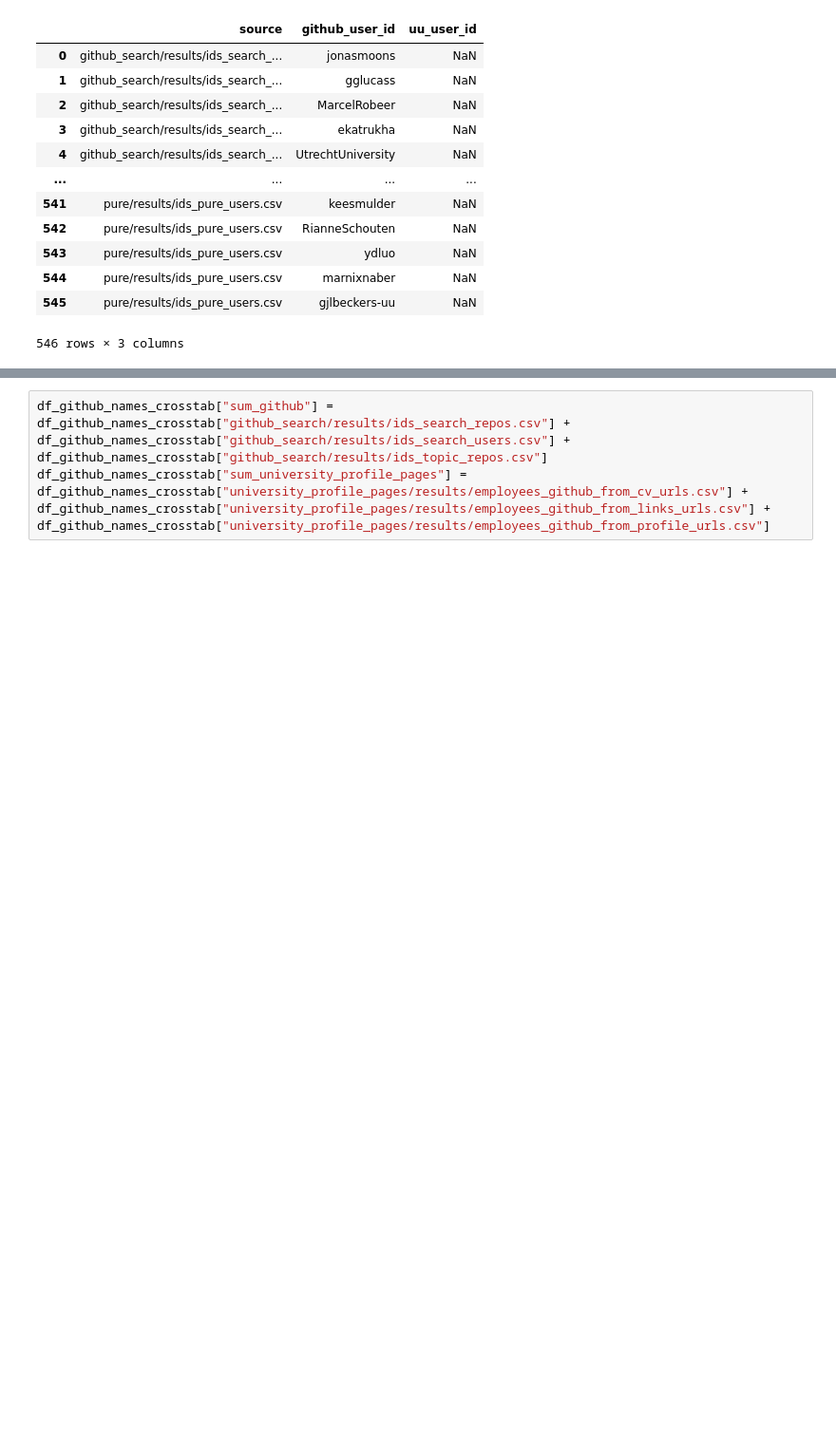
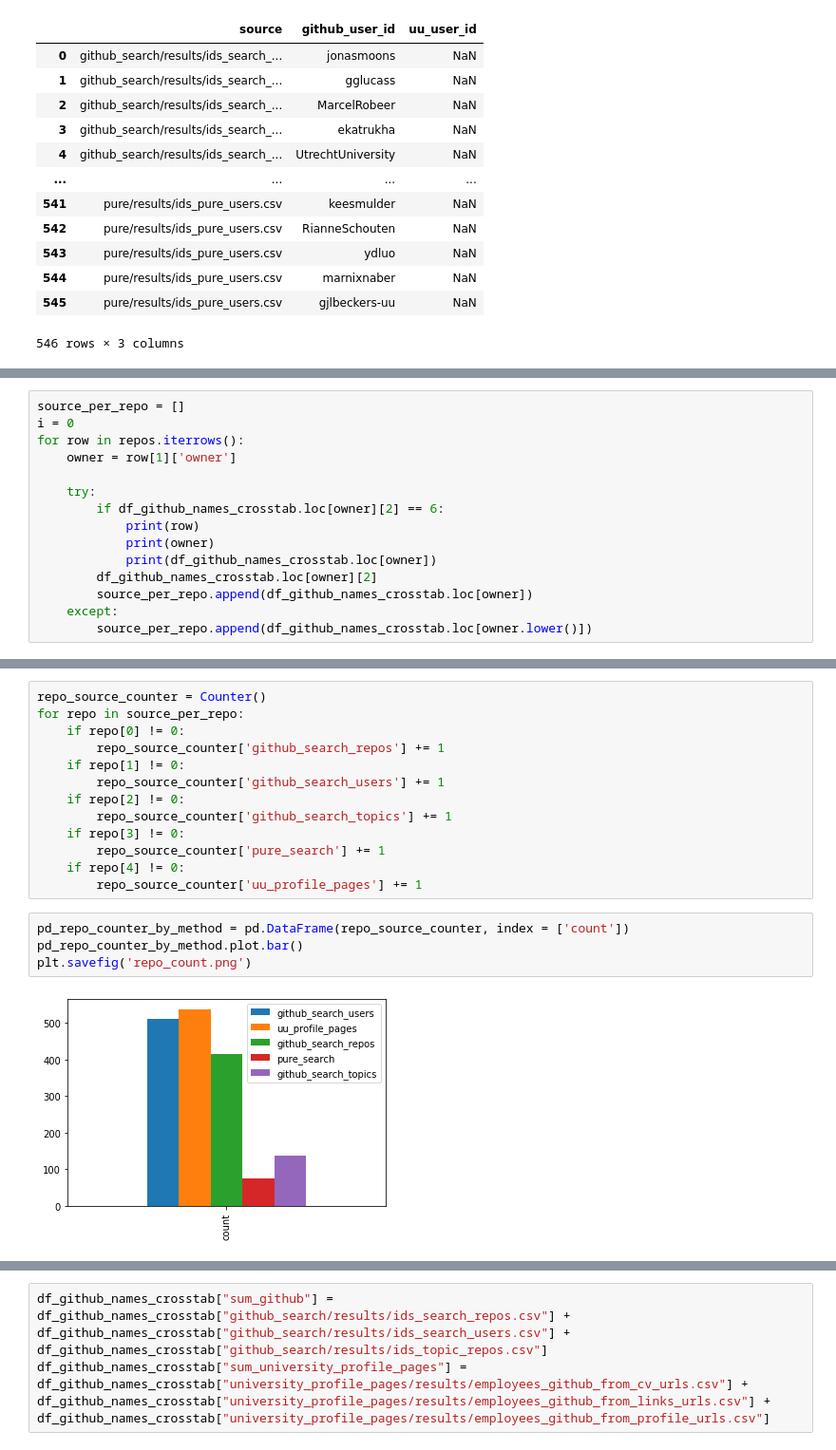
Before and after one commit to UtrechtUniversity/SWORDS-UU, a Jupyter notebook: repository_collection/analysis_of_data_sources.ipynb, the cells around one changed output, grey strips where cells are left out. Shown at 95% size. Saved outputs shown, nothing was run; the diff lists cells and outputs as text; blank space fills up the shorter version.

```diff
--- a/repository_collection/analysis_of_data_sources.ipynb
+++ b/repository_collection/analysis_of_data_sources.ipynb
@@ -86,0 +65,15 @@ from collections import Counter
+# %%
+source_per_repo = []
+i = 0
+for row in repos.iterrows():
+    owner = row[1]['owner']
+
+    try:
+        if df_github_names_crosstab.loc[owner][2] == 6:
+            print(row)
+            print(owner)
+            print(df_github_names_crosstab.loc[owner])
+        df_github_names_crosstab.loc[owner][2]
+        source_per_repo.append(df_github_names_crosstab.loc[owner])
+    except:
+        source_per_repo.append(df_github_names_crosstab.loc[owner.lower()])
@@ -86,0 +98,19 @@ from collections import Counter
+# %%
+repo_source_counter = Counter()
+for repo in source_per_repo:
+    if repo[0] != 0:
+        repo_source_counter['github_search_repos'] += 1
+    if repo[1] != 0:
+        repo_source_counter['github_search_users'] += 1
+    if repo[2] != 0:
+        repo_source_counter['github_search_topics'] += 1
+    if repo[3] != 0:
+        repo_source_counter['pure_search'] += 1
+    if repo[4] != 0:
+        repo_source_counter['uu_profile_pages'] += 1
+# %%
+pd_repo_counter_by_method = pd.DataFrame(repo_source_counter, index = ['count'])
+pd_repo_counter_by_method.plot.bar()
+plt.savefig('repo_count.png')
+# %% [output]
+[figure, added]
```
Also changed, not shown: parts of 10 cells of this notebook, 4 other files.
